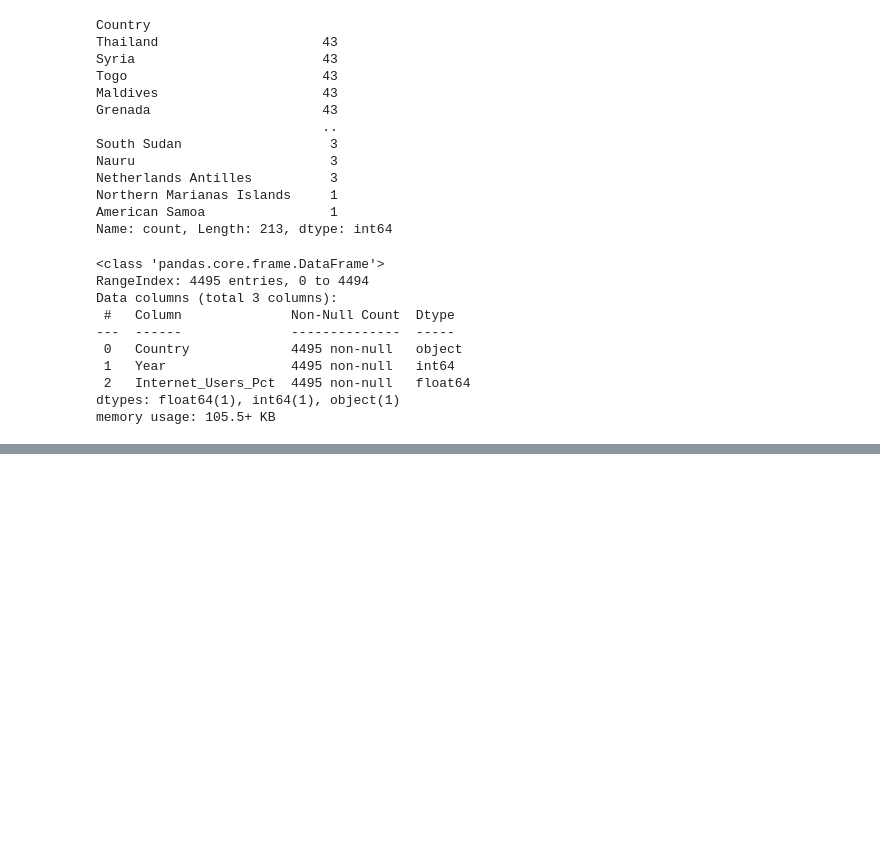
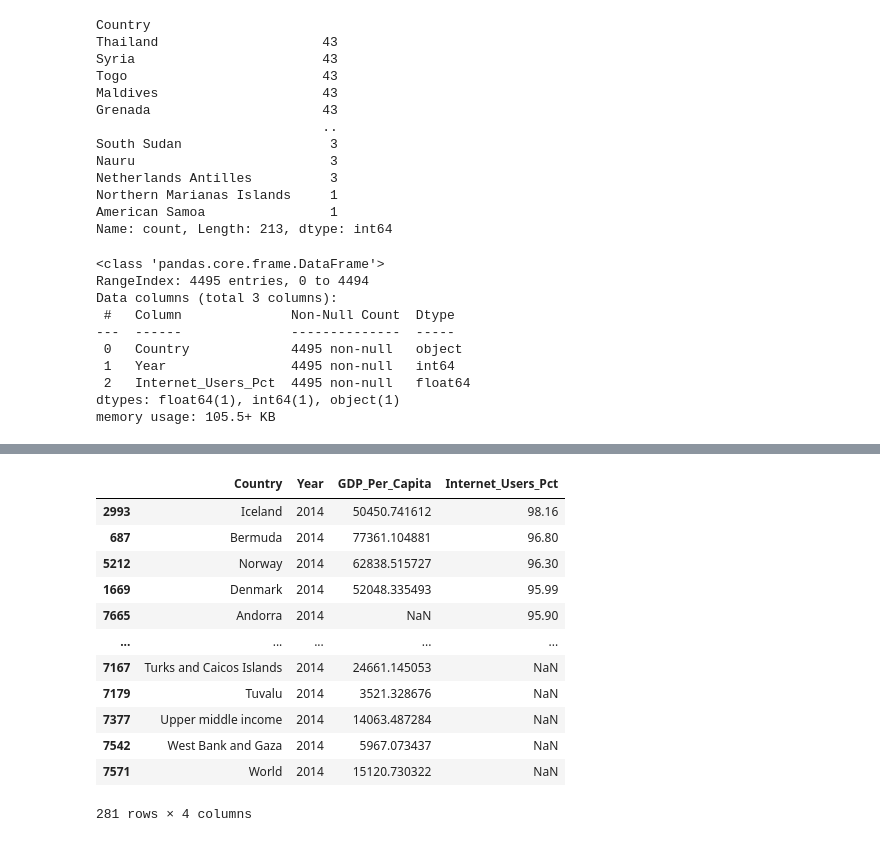
Before and after one commit to NSS-Data-Analytics-Cohort-11/undata-eemchadwick, a Jupyter notebook: notebook/UN_data_analysis.ipynb, the cells around one changed output, grey strips where cells are left out. Cells and saved outputs as stored; diff of their text form; code cells hidden in the pictures; blank space fills up the shorter version.

```diff
--- a/notebook/UN_data_analysis.ipynb
+++ b/notebook/UN_data_analysis.ipynb
@@ -801,0 +803,20 @@ gdp_and_internet_use.tail(30)
+# %%
+#creating a new dataframe for just 2014 data
+gdp_and_internet_use_2014 = gdp_and_internet_use[gdp_and_internet_use["Year"] == 2014]
+# %%
+gdp_and_internet_use_2014.sort_values('Internet_Users_Pct', ascending = False)
+#answer: Iceland, Bermuda, Norway
+# %% [output]
+|  | Country | Year | GDP_Per_Capita | Internet_Users_Pct |
+| 2993 | Iceland | 2014 | 50450.741612 | 98.16 |
+| 687 | Bermuda | 2014 | 77361.104881 | 96.80 |
+| 5212 | Norway | 2014 | 62838.515727 | 96.30 |
+| 1669 | Denmark | 2014 | 52048.335493 | 95.99 |
+| 7665 | Andorra | 2014 | NaN | 95.90 |
+| ... | ... | ... | ... | ... |
+| 7167 | Turks and Caicos Islands | 2014 | 24661.145053 | NaN |
+| 7179 | Tuvalu | 2014 | 3521.328676 | NaN |
+| 7377 | Upper middle income | 2014 | 14063.487284 | NaN |
+| 7542 | West Bank and Gaza | 2014 | 5967.073437 | NaN |
+| 7571 | World | 2014 | 15120.730322 | NaN |
+281 rows × 4 columns
```
Also changed, not shown: parts of 42 cells of this notebook.
